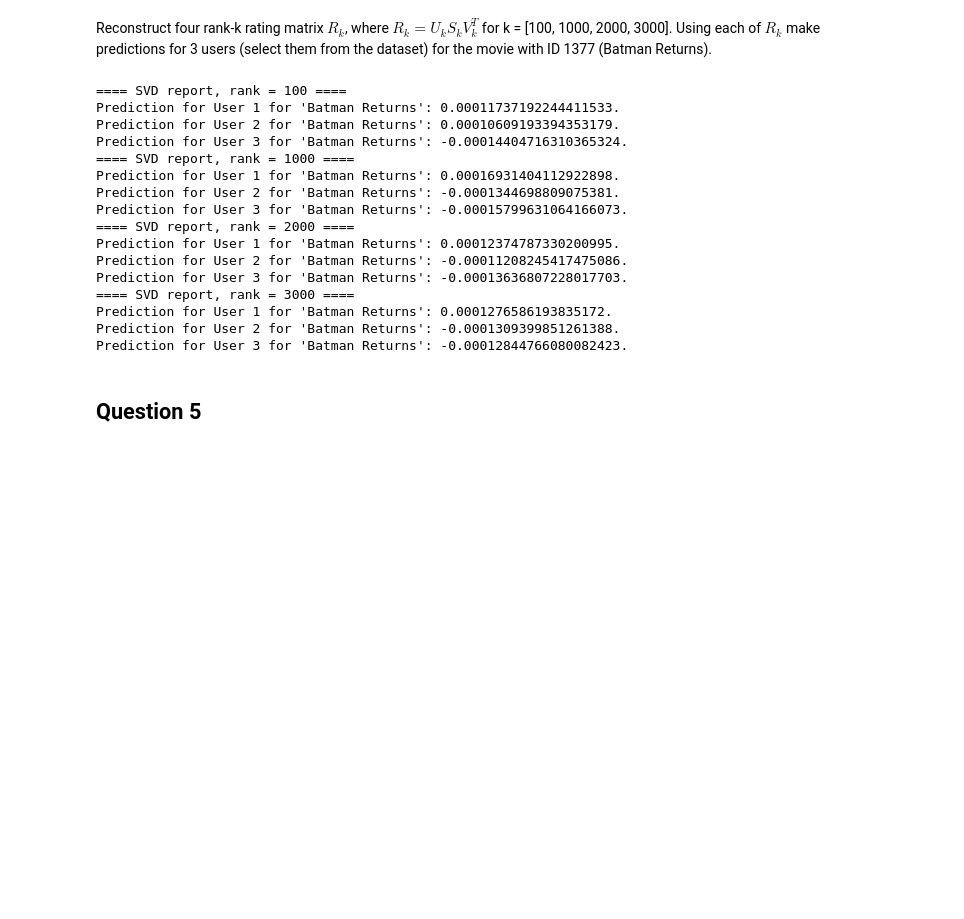
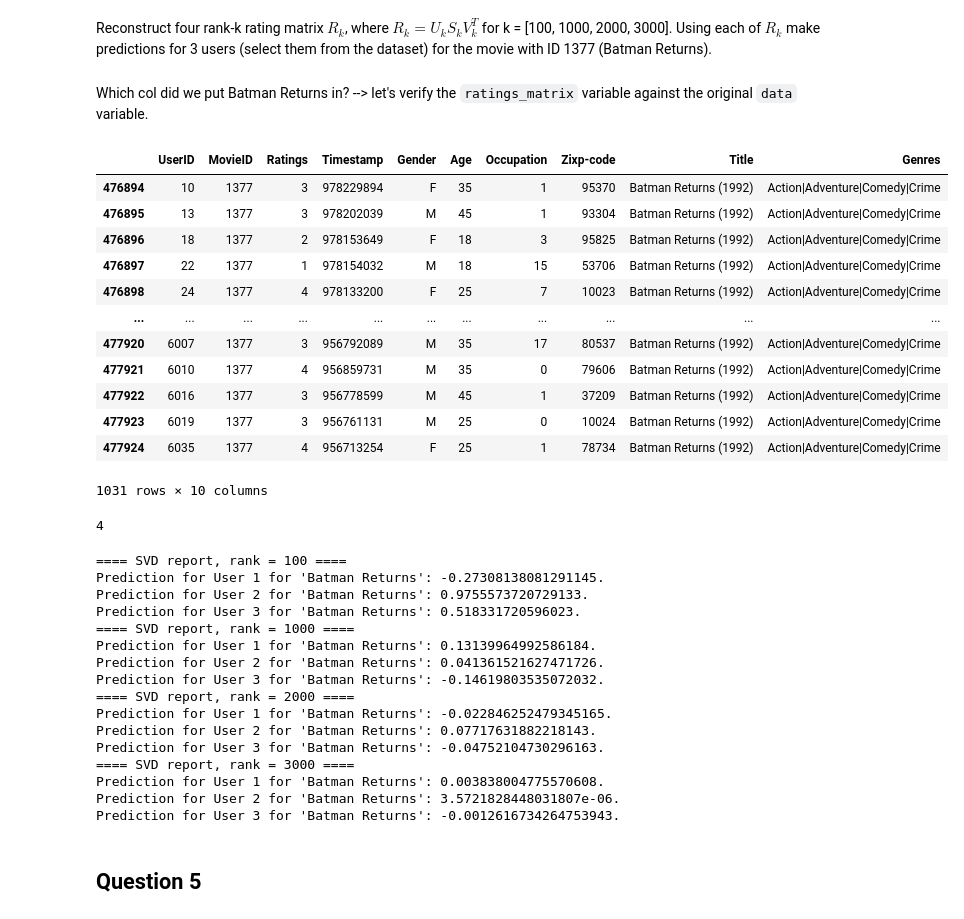
Before and after one commit to UPstartDeveloper/Math-of-ML, a Jupyter notebook: HW-2/Movie_RecSys_SVD_Revised.ipynb, the cells around one changed output. Cells and saved outputs as stored; diff of their text form; code cells hidden in the pictures; blank space fills up the shorter version.

```diff
--- a/HW-2/Movie_RecSys_SVD_Revised.ipynb
+++ b/HW-2/Movie_RecSys_SVD_Revised.ipynb
@@ -370,9 +329,32 @@ print(U.shape, S.shape, V.shape)
 ## Question 4
 # %% [markdown]
 Reconstruct four rank-k rating matrix $R_k$, where $R_k = U_kS_kV_k^T$ for k = [100, 1000, 2000, 3000]. Using each of $R_k$ make predictions for 3 users (select them from the dataset) for the movie with ID 1377 (Batman Returns).
+# %% [markdown]
+Which col did we put Batman Returns in? --> let's verify the `ratings_matrix` variable against the original `data` variable.
+# %%
+data[data["Title"] == "Batman Returns (1992)"]
+# %% [output]
+|  | UserID | MovieID | Ratings | Timestamp | Gender | Age | Occupation | Zixp-code | Title | Genres |
+| 476894 | 10 | 1377 | 3 | 978229894 | F | 35 | 1 | 95370 | Batman Returns (1992) | Action|Adventure|Comedy|Crime |
+| 476895 | 13 | 1377 | 3 | 978202039 | M | 45 | 1 | 93304 | Batman Returns (1992) | Action|Adventure|Comedy|Crime |
+| 476896 | 18 | 1377 | 2 | 978153649 | F | 18 | 3 | 95825 | Batman Returns (1992) | Action|Adventure|Comedy|Crime |
+| 476897 | 22 | 1377 | 1 | 978154032 | M | 18 | 15 | 53706 | Batman Returns (1992) | Action|Adventure|Comedy|Crime |
+| 476898 | 24 | 1377 | 4 | 978133200 | F | 25 | 7 | 10023 | Batman Returns (1992) | Action|Adventure|Comedy|Crime |
+| ... | ... | ... | ... | ... | ... | ... | ... | ... | ... | ... |
+| 477920 | 6007 | 1377 | 3 | 956792089 | M | 35 | 17 | 80537 | Batman Returns (1992) | Action|Adventure|Comedy|Crime |
+| 477921 | 6010 | 1377 | 4 | 956859731 | M | 35 | 0 | 79606 | Batman Returns (1992) | Action|Adventure|Comedy|Crime |
+| 477922 | 6016 | 1377 | 3 | 956778599 | M | 45 | 1 | 37209 | Batman Returns (1992) | Action|Adventure|Comedy|Crime |
+| 477923 | 6019 | 1377 | 3 | 956761131 | M | 25 | 0 | 10024 | Batman Returns (1992) | Action|Adventure|Comedy|Crime |
+| 477924 | 6035 | 1377 | 4 | 956713254 | F | 25 | 1 | 78734 | Batman Returns (1992) | Action|Adventure|Comedy|Crime |
+1031 rows × 10 columns
+# %%
+
+ratings[23][1376]
+# %% [output]
+4
 # %%
-# which col did we put Batman Returns in? -->
-batman_rating_index = list(user_ratings_per_movie_sparse.keys()).index(1377)
+# which col did we put Batman Returns in? --> zero-indexed
+batman_rating_index = 1376
 
 # construct each rating matrix at the desired k-value
 for k in [100, 1_000, 2_000, 3_000]:
@@ -386,21 +368,21 @@ for k in [100, 1_000, 2_000, 3_000]:
         print(f"Prediction for User {user_id} for 'Batman Returns': {rating_matrix_approx[user_id - 1][batman_rating_index]}.")
 # %% [output]
 ==== SVD report, rank = 100 ====
-Prediction for User 1 for 'Batman Returns': 0.00011737192244411533.
-Prediction for User 2 for 'Batman Returns': 0.00010609193394353179.
-Prediction for User 3 for 'Batman Returns': -0.00014404716310365324.
+Prediction for User 1 for 'Batman Returns': -0.27308138081291145.
+Prediction for User 2 for 'Batman Returns': 0.9755573720729133.
+Prediction for User 3 for 'Batman Returns': 0.518331720596023.
 ==== SVD report, rank = 1000 ====
-Prediction for User 1 for 'Batman Returns': 0.00016931404112922898.
-Prediction for User 2 for 'Batman Returns': -0.0001344698809075381.
-Prediction for User 3 for 'Batman Returns': -0.00015799631064166073.
+Prediction for User 1 for 'Batman Returns': 0.13139964992586184.
+Prediction for User 2 for 'Batman Returns': 0.041361521627471726.
+Prediction for User 3 for 'Batman Returns': -0.14619803535072032.
 ==== SVD report, rank = 2000 ====
-Prediction for User 1 for 'Batman Returns': 0.00012374787330200995.
-Prediction for User 2 for 'Batman Returns': -0.00011208245417475086.
-Prediction for User 3 for 'Batman Returns': -0.00013636807228017703.
+Prediction for User 1 for 'Batman Returns': -0.022846252479345165.
+Prediction for User 2 for 'Batman Returns': 0.07717631882218143.
+Prediction for User 3 for 'Batman Returns': -0.04752104730296163.
 ==== SVD report, rank = 3000 ====
-Prediction for User 1 for 'Batman Returns': 0.0001276586193835172.
-Prediction for User 2 for 'Batman Returns': -0.0001309399851261388.
-Prediction for User 3 for 'Batman Returns': -0.00012844766080082423.
+Prediction for User 1 for 'Batman Returns': 0.003838004775570608.
+Prediction for User 2 for 'Batman Returns': 3.5721828448031807e-06.
+Prediction for User 3 for 'Batman Returns': -0.0012616734264753943.
 # %% [markdown]
 ## Question 5
 # %% [markdown]
```
Also changed, not shown: parts of 19 cells of this notebook, 1 other file.
